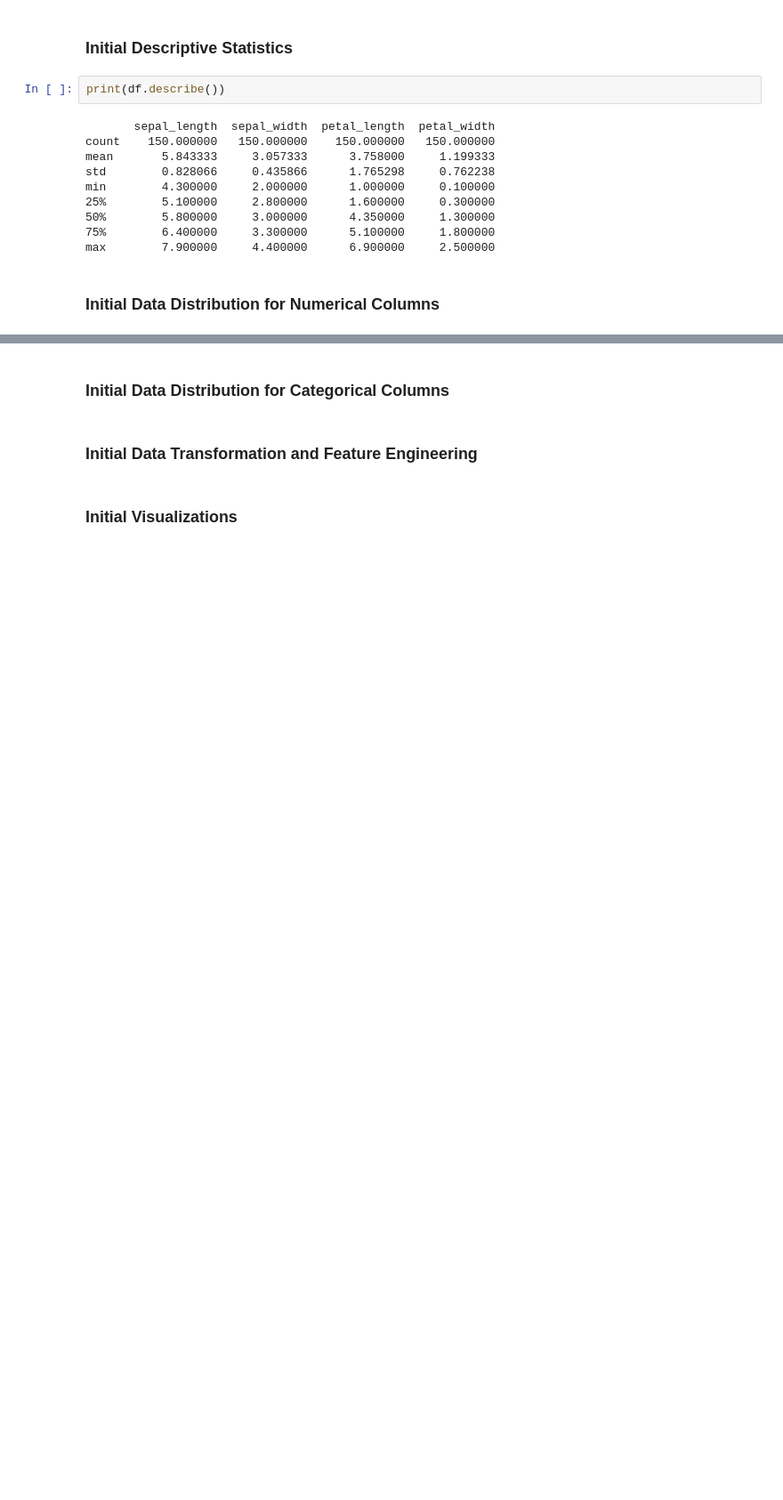
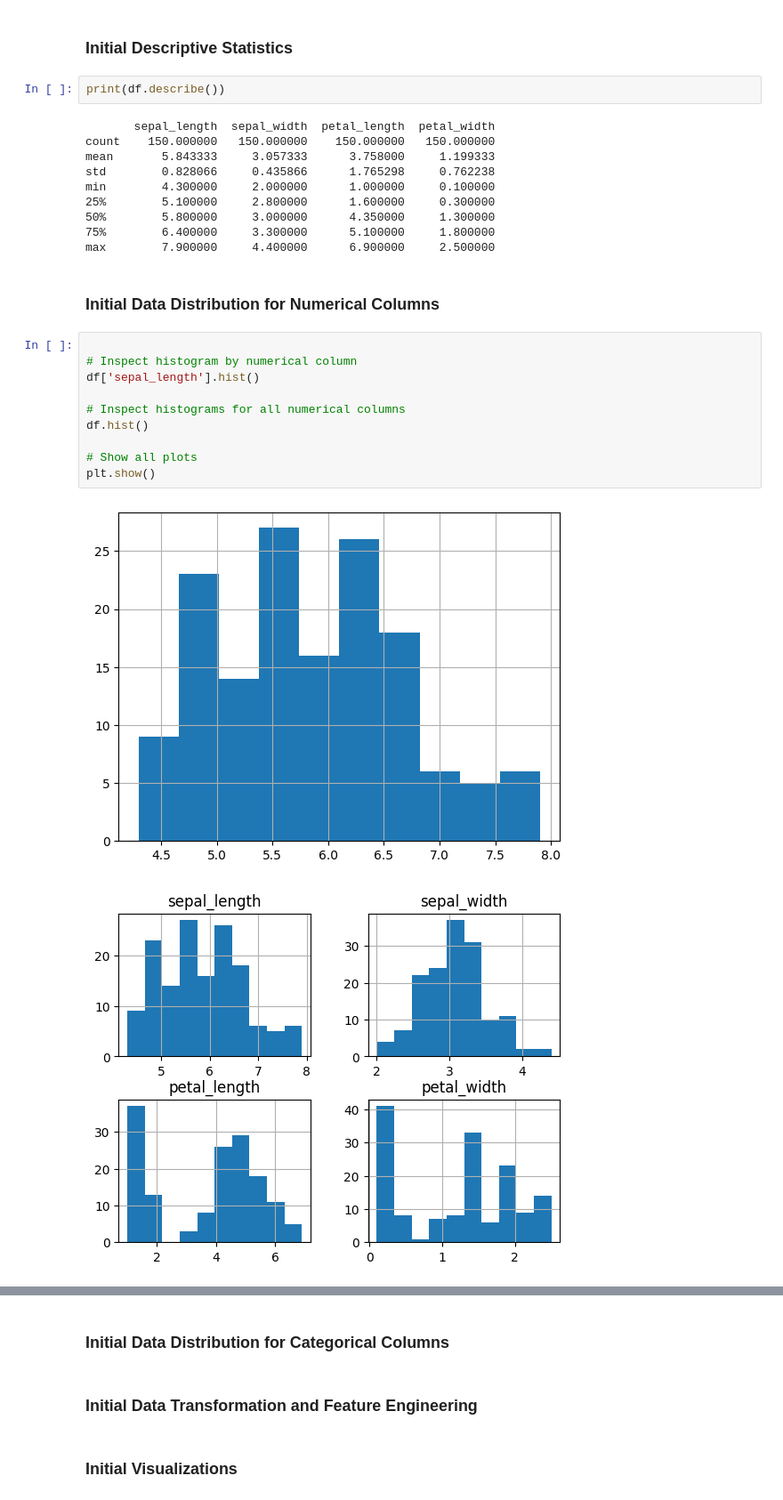
Before and after one commit to BethSpornitz/datafun-04-jupyter, a Jupyter notebook: bethspornitz_eda.ipynb, the cells around one changed output, grey strips where cells are left out. Shown at 89% size. Saved outputs shown, nothing was run; the diff lists cells and outputs as text; blank space fills up the shorter version.

```diff
--- a/bethspornitz_eda.ipynb
+++ b/bethspornitz_eda.ipynb
@@ -75,3 +74,16 @@ min        4.300000     2.000000      1.000000     0.100000
 max        7.900000     4.400000      6.900000     2.500000
 # %% [markdown]
 ### Initial Data Distribution for Numerical Columns
+# %%
+
+# Inspect histogram by numerical column
+df['sepal_length'].hist()
+
+# Inspect histograms for all numerical columns
+df.hist()
+
+# Show all plots
+plt.show()
+# %% [output]
+[figure, added]
+[figure, added]
```
Also changed, not shown: parts of 2 cells of this notebook, 1 other file.
